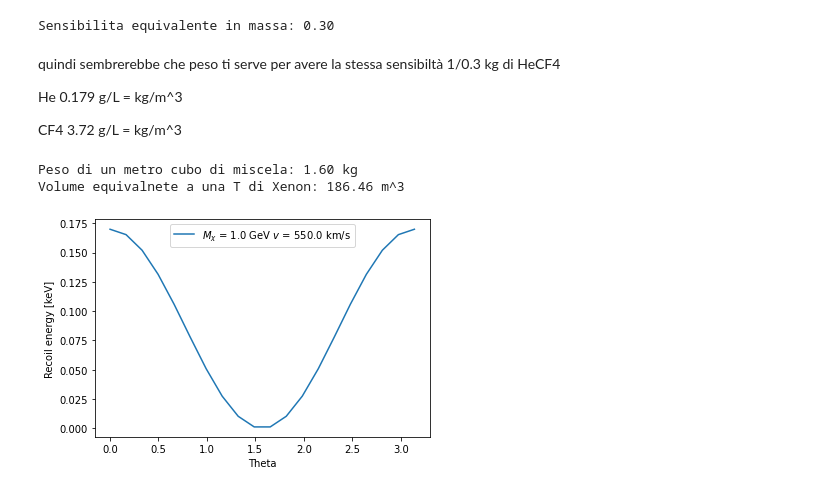
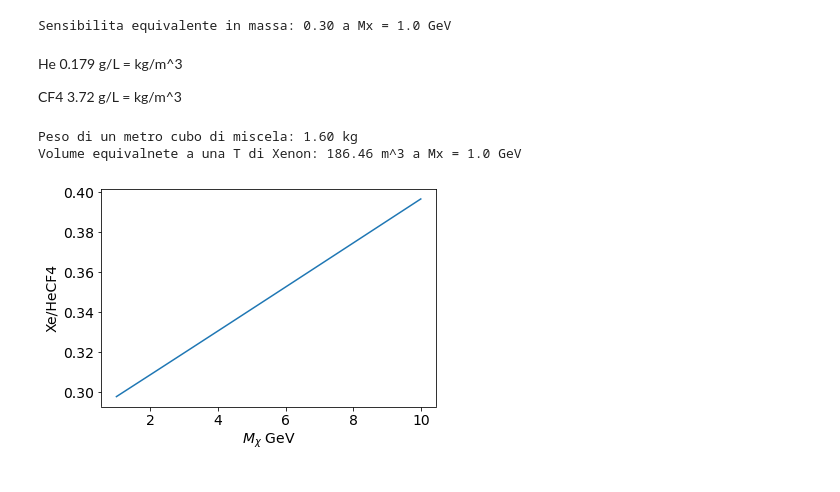
Before and after one commit to gmazzitelli/studenti, a Jupyter notebook: dark_matter.ipynb, the cells around one changed output. Saved outputs shown, nothing was run; the diff lists cells and outputs as text; code cells hidden in the pictures.

```diff
--- a/dark_matter.ipynb
+++ b/dark_matter.ipynb
@@ -29,38 +49,33 @@ plt.show()
+# %%
+MXe = 131.2      # Nucleai Mass GeV
+mu_Xe = Mx*MXe/(Mx+MXe)
+sen_Xe_HeCF4 = (mu_Xe**2/MXe)*(MHeCF4/mu_HeCF4**2) # eq 20 https://arxiv.org/abs/1602.03781
+print('Sensibilita equivalente in massa: {:.2f} a Mx = {:.1f} GeV'.format(sen_Xe_HeCF4, Mx))
+# %% [output]
+Sensibilita equivalente in massa: 0.30 a Mx = 1.0 GeV
+# %% [markdown]
+
+
+He 0.179 g/L = kg/m^3
+
+CF4 3.72 g/L = kg/m^3
+# %%
+Kg_m3_HeCF4 = 0.179*0.6+3.72*0.4
+print('Peso di un metro cubo di miscela: {:.2f} kg'.format(Kg_m3_HeCF4))
+print('Volume equivalnete a una T di Xenon: {:.2f} m^3 a Mx = {:.1f} GeV'.format(1000*sen_Xe_HeCF4/Kg_m3_HeCF4, Mx))
+# %% [output]
+Peso di un metro cubo di miscela: 1.60 kg
+Volume equivalnete a una T di Xenon: 186.46 m^3 a Mx = 1.0 GeV
 # %%
-Mx = 1.0         # DM Mas GeV (1.79 x 10-27)
+Mx = np.linspace(1,10,9)         # DM
 MHeCF4 = 4.0*0.6+88*0.4        # Nucleai Mass GeV
 mu_HeCF4 = Mx*MHeCF4/(Mx+MHeCF4)
-Mx = 1.0         # DM Mas GeV (1.79 x 10-27)
 MXe = 131.2      # Nucleai Mass GeV
 mu_Xe = Mx*MXe/(Mx+MXe)
 sen_Xe_HeCF4 = (mu_Xe**2/MXe)*(MHeCF4/mu_HeCF4**2)
-print('Sensibilita equivalente in massa: {:.2f}'.format(sen_Xe_HeCF4))
+plt.plot(Mx, sen_Xe_HeCF4)
+plt.xlabel('$M_\chi$ GeV')
+plt.ylabel('Xe/HeCF4')
+plt.show()
 # %% [output]
-Sensibilita equivalente in massa: 0.30
+[figure, added]
-# %% [markdown]
-quindi sembrerebbe che peso ti serve per  avere la stessa sensibiltà 1/0.3 kg di HeCF4
-
-He 0.179 g/L = kg/m^3
-
-CF4 3.72 g/L = kg/m^3
-# %%
-Kg_m3_HeCF4 = 0.179*0.6+3.72*0.4
-print('Peso di un metro cubo di miscela: {:.2f} kg'.format(Kg_m3_HeCF4))
-print('Volume equivalnete a una T di Xenon: {:.2f} m^3'.format(1000*sen_Xe_HeCF4/Kg_m3_HeCF4))
-# %% [output]
-Peso di un metro cubo di miscela: 1.60 kg
-Volume equivalnete a una T di Xenon: 186.46 m^3
-# %%
-v = 550*1e3   # m / s
-# nuclear recoil per HeCF4
-theta = np.linspace(0,np.pi,20)
-#
-E_r = 2*(v**2/c**2) * (mu_HeCF4**2/MHeCF4) * np.cos(theta)**2 # eq 5 https://arxiv.org/abs/1602.03781
-#
-plt.plot(theta, E_r*10**6, label='$M_\chi$ = {0:.1f} GeV $v$ = {1:.1f} km/s'.format(Mx, v/1e3))
-plt.xlabel('Theta')
-plt.ylabel('Recoil energy [keV]')
-plt.legend()
-plt.show()
-# %% [output]
-[figure, removed]
```
Also changed, not shown: parts of 3 cells of this notebook.
